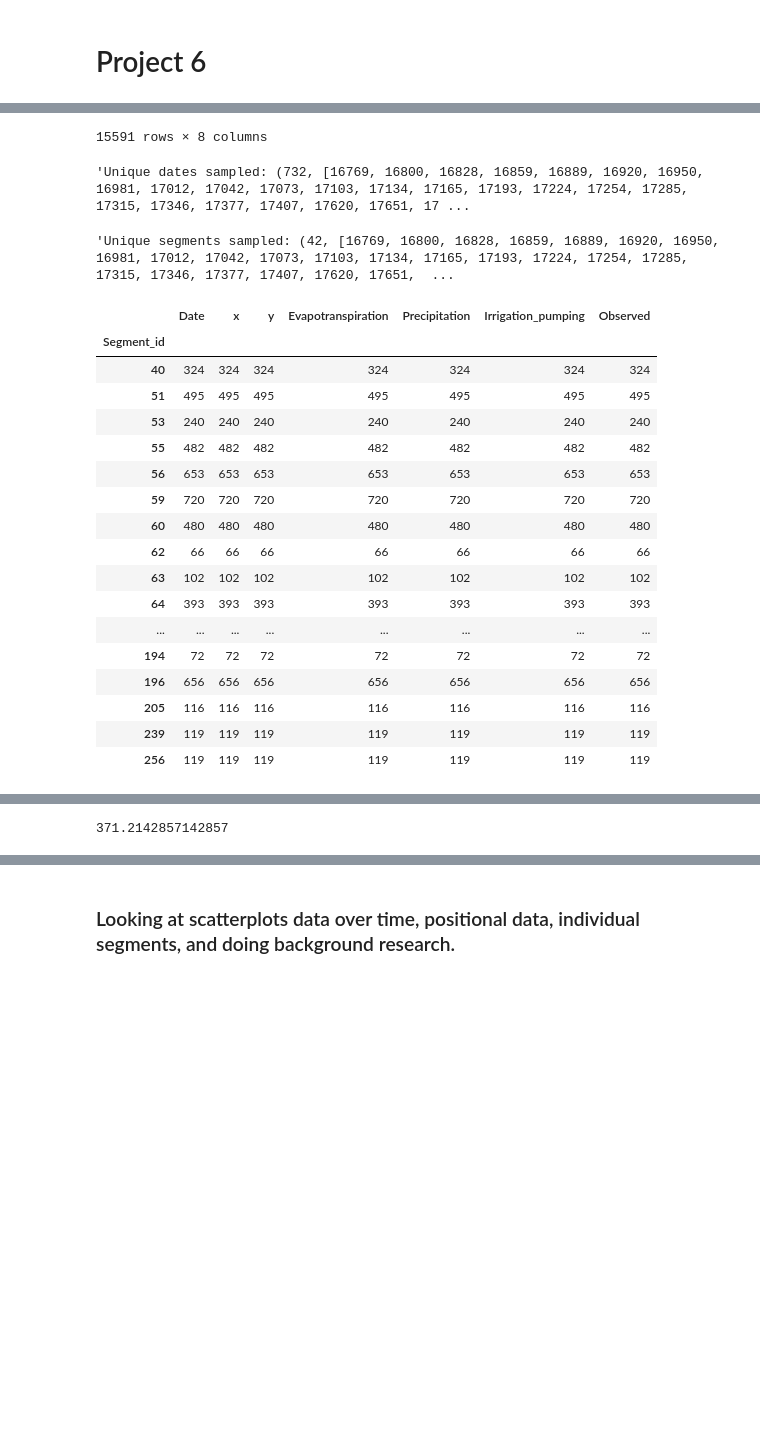
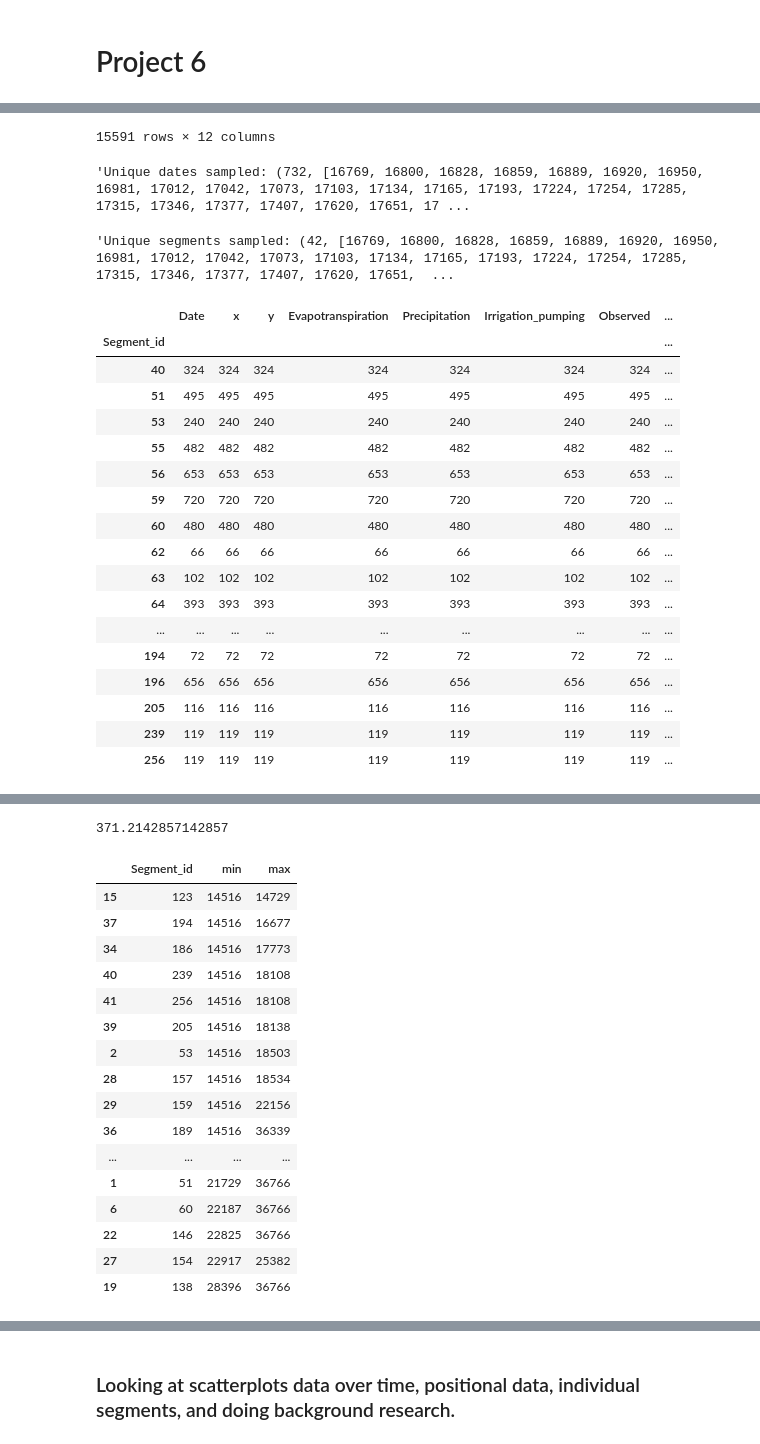
Before and after one commit to n8taylor/cs_5830_project6, a Jupyter notebook: project6.ipynb, the cells around one changed output, grey strips where cells are left out. Drawn from its saved outputs; the diff is of its cells as text; code cells hidden in the pictures; blank space fills up the shorter version.

```diff
--- a/project6.ipynb
+++ b/project6.ipynb
@@ -11,50 +11,61 @@ import numpy as np
 # %%
 df = pd.read_csv('dataset/RRCA_baseflow.csv')
 df['Date'] = df['Date'] - 693963# subtract to get date correct.
+df['Readable_Date'] = pd.to_datetime(df.Date.astype('int'), unit='D', origin=pd.Timestamp('1900-01-01'))
+df['year'] = df.Readable_Date.apply(lambda x:pd.to_datetime(x).year)
+df['month'] = df.Readable_Date.apply(lambda x:pd.to_datetime(x).month)
+df['day'] = df.Readable_Date.apply(lambda x:pd.to_datetime(x).day)
+
 display(df)
 display(f'Unique dates sampled: {len(df.Date.unique()), df.Date.unique().tolist()}')
 display(f'Unique segments sampled: {len(df.Segment_id.unique()), df.Date.unique().tolist()}')
 bySegment = df.groupby('Segment_id').count()
 display(bySegment)
 display(bySegment.std().Date)
 display(bySegment.mean().Date)
 # TODO: Drop segments with very few (or very many?) samples
-df = df.groupby('Segment_id').filter(lambda x: len(x) >= 75)#gets rid of the segments with less than 75 samples
+# df = df.groupby('Segment_id').filter(lambda x: len(x) >= 75)#gets rid of the segments with less than 75 samples
+segmentMinMax = df.groupby('Segment_id')['Date'].agg(['min', 'max']).reset_index()
+display(segmentMinMax.sort_values(['min', 'max']))
+display(segmentMinMax.sort_values(['max', 'min']))
+
+display(segmentMinMax.sort_values('min')['min'].unique())
+display(segmentMinMax.sort_values('max')['max'].unique())
 
 #Your task is to experiment with linear regression on this dataset. This is a difficult dataset to interpret, and most of your time will be looking at scatterplots,
 #looking at the data over time, looking at positional data, looking at individual segments, and doing background research. Just running regression and looking at the p values
 #for different attributes is most definitely not enough.
 # %% [output]
 |  | Date | Segment_id | x | y | Evapotranspiration | Precipitation | Irrigation_pumping | ... |
 | 0 | 16769 | 144 | 1086190 | 14476800 | 0.59 | 18.99 | 0.0 | ... |
 | 1 | 16800 | 144 | 1086190 | 14476800 | 0.97 | 29.63 | 0.0 | ... |
 | 2 | 16828 | 144 | 1086190 | 14476800 | 1.34 | 29.63 | 0.0 | ... |
 | 3 | 16859 | 144 | 1086190 | 14476800 | 1.79 | 29.63 | 0.0 | ... |
 | 4 | 16889 | 144 | 1086190 | 14476800 | 8.23 | 29.63 | 0.0 | ... |
 | ... | ... | ... | ... | ... | ... | ... | ... | ... |
 | 15586 | 27847 | 98 | 721870 | 14387040 | 0.00 | 0.00 | 0.0 | ... |
 | 15587 | 27878 | 98 | 721870 | 14387040 | 0.00 | 0.00 | 0.0 | ... |
 | 15588 | 27908 | 98 | 721870 | 14387040 | 0.00 | 0.00 | 0.0 | ... |
 | 15589 | 27939 | 98 | 721870 | 14387040 | 0.00 | 0.00 | 0.0 | ... |
 | 15590 | 27970 | 98 | 721870 | 14387040 | 0.00 | 0.00 | 0.0 | ... |
-15591 rows × 8 columns
+15591 rows × 12 columns
 'Unique dates sampled: (732, [16769, 16800, 16828, 16859, 16889, 16920, 16950, 16981, 17012, 17042, 17073, 17103, 17134, 17165, 17193, 17224, 17254, 17285, 17315, 17346, 17377, 17407, 17620, 17651, 17 ...
 'Unique segments sampled: (42, [16769, 16800, 16828, 16859, 16889, 16920, 16950, 16981, 17012, 17042, 17073, 17103, 17134, 17165, 17193, 17224, 17254, 17285, 17315, 17346, 17377, 17407, 17620, 17651,  ...
-|  | Date | x | y | Evapotranspiration | Precipitation | Irrigation_pumping | Observed |
-| Segment_id |  |  |  |  |  |  |  |
-| 40 | 324 | 324 | 324 | 324 | 324 | 324 | 324 |
-| 51 | 495 | 495 | 495 | 495 | 495 | 495 | 495 |
-| 53 | 240 | 240 | 240 | 240 | 240 | 240 | 240 |
-| 55 | 482 | 482 | 482 | 482 | 482 | 482 | 482 |
-| 56 | 653 | 653 | 653 | 653 | 653 | 653 | 653 |
-| 59 | 720 | 720 | 720 | 720 | 720 | 720 | 720 |
-| 60 | 480 | 480 | 480 | 480 | 480 | 480 | 480 |
-| 62 | 66 | 66 | 66 | 66 | 66 | 66 | 66 |
-| 63 | 102 | 102 | 102 | 102 | 102 | 102 | 102 |
-| 64 | 393 | 393 | 393 | 393 | 393 | 393 | 393 |
-| ... | ... | ... | ... | ... | ... | ... | ... |
-| 194 | 72 | 72 | 72 | 72 | 72 | 72 | 72 |
-| 196 | 656 | 656 | 656 | 656 | 656 | 656 | 656 |
-| 205 | 116 | 116 | 116 | 116 | 116 | 116 | 116 |
-| 239 | 119 | 119 | 119 | 119 | 119 | 119 | 119 |
-| 256 | 119 | 119 | 119 | 119 | 119 | 119 | 119 |
+|  | Date | x | y | Evapotranspiration | Precipitation | Irrigation_pumping | Observed | ... |
+| Segment_id |  |  |  |  |  |  |  | ... |
+| 40 | 324 | 324 | 324 | 324 | 324 | 324 | 324 | ... |
+| 51 | 495 | 495 | 495 | 495 | 495 | 495 | 495 | ... |
+| 53 | 240 | 240 | 240 | 240 | 240 | 240 | 240 | ... |
+| 55 | 482 | 482 | 482 | 482 | 482 | 482 | 482 | ... |
+| 56 | 653 | 653 | 653 | 653 | 653 | 653 | 653 | ... |
+| 59 | 720 | 720 | 720 | 720 | 720 | 720 | 720 | ... |
+| 60 | 480 | 480 | 480 | 480 | 480 | 480 | 480 | ... |
+| 62 | 66 | 66 | 66 | 66 | 66 | 66 | 66 | ... |
+| 63 | 102 | 102 | 102 | 102 | 102 | 102 | 102 | ... |
+| 64 | 393 | 393 | 393 | 393 | 393 | 393 | 393 | ... |
+| ... | ... | ... | ... | ... | ... | ... | ... | ... |
+| 194 | 72 | 72 | 72 | 72 | 72 | 72 | 72 | ... |
+| 196 | 656 | 656 | 656 | 656 | 656 | 656 | 656 | ... |
+| 205 | 116 | 116 | 116 | 116 | 116 | 116 | 116 | ... |
+| 239 | 119 | 119 | 119 | 119 | 119 | 119 | 119 | ... |
+| 256 | 119 | 119 | 119 | 119 | 119 | 119 | 119 | ... |
@@ -62 +73,18 @@ df = df.groupby('Segment_id').filter(lambda x: len(x) >= 75)#gets rid of the seg
 371.2142857142857
+|  | Segment_id | min | max |
+| 15 | 123 | 14516 | 14729 |
+| 37 | 194 | 14516 | 16677 |
+| 34 | 186 | 14516 | 17773 |
+| 40 | 239 | 14516 | 18108 |
+| 41 | 256 | 14516 | 18108 |
+| 39 | 205 | 14516 | 18138 |
+| 2 | 53 | 14516 | 18503 |
+| 28 | 157 | 14516 | 18534 |
+| 29 | 159 | 14516 | 22156 |
+| 36 | 189 | 14516 | 36339 |
+| ... | ... | ... | ... |
+| 1 | 51 | 21729 | 36766 |
+| 6 | 60 | 22187 | 36766 |
+| 22 | 146 | 22825 | 36766 |
+| 27 | 154 | 22917 | 25382 |
+| 19 | 138 | 28396 | 36766 |
```
Also changed, not shown: parts of 8 cells of this notebook.
